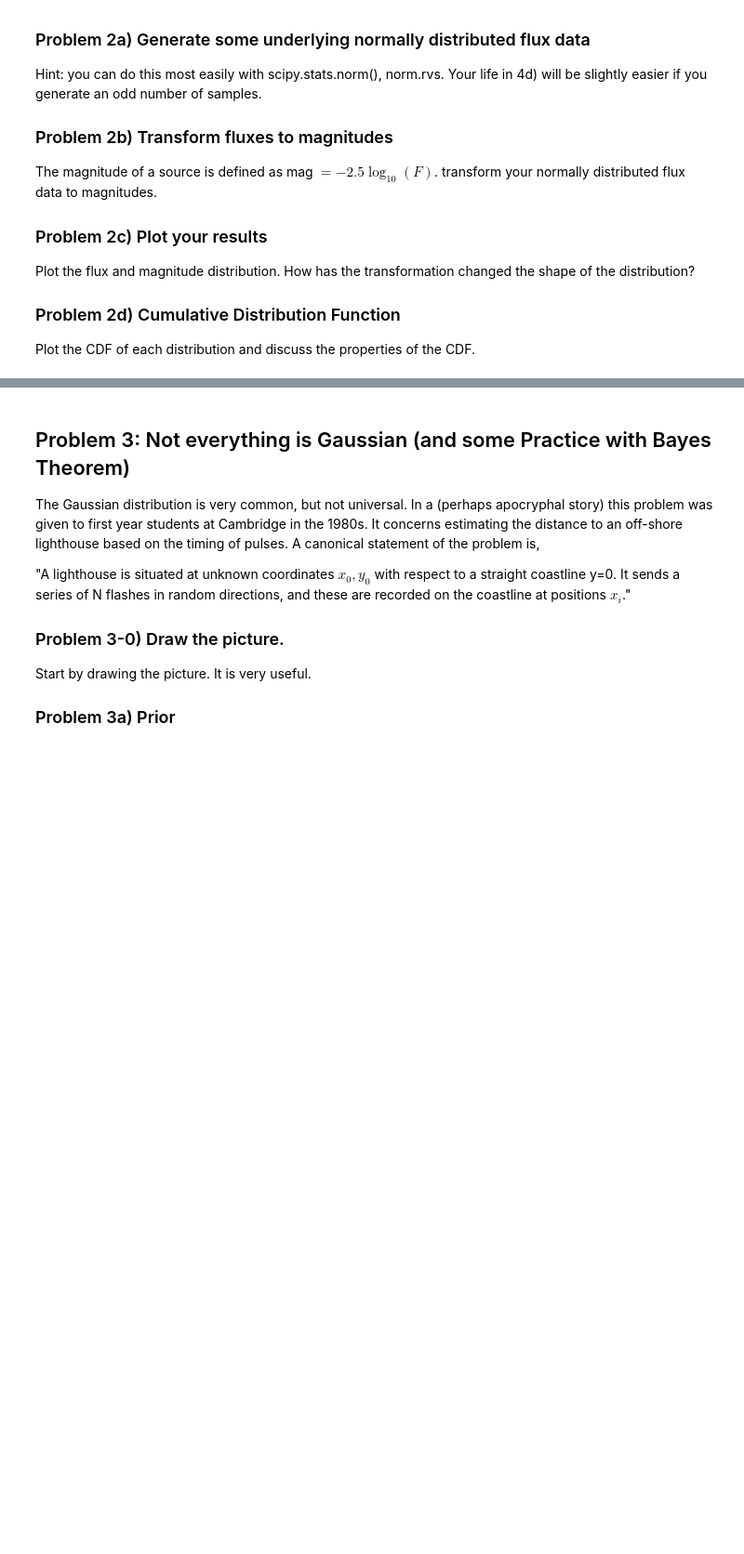
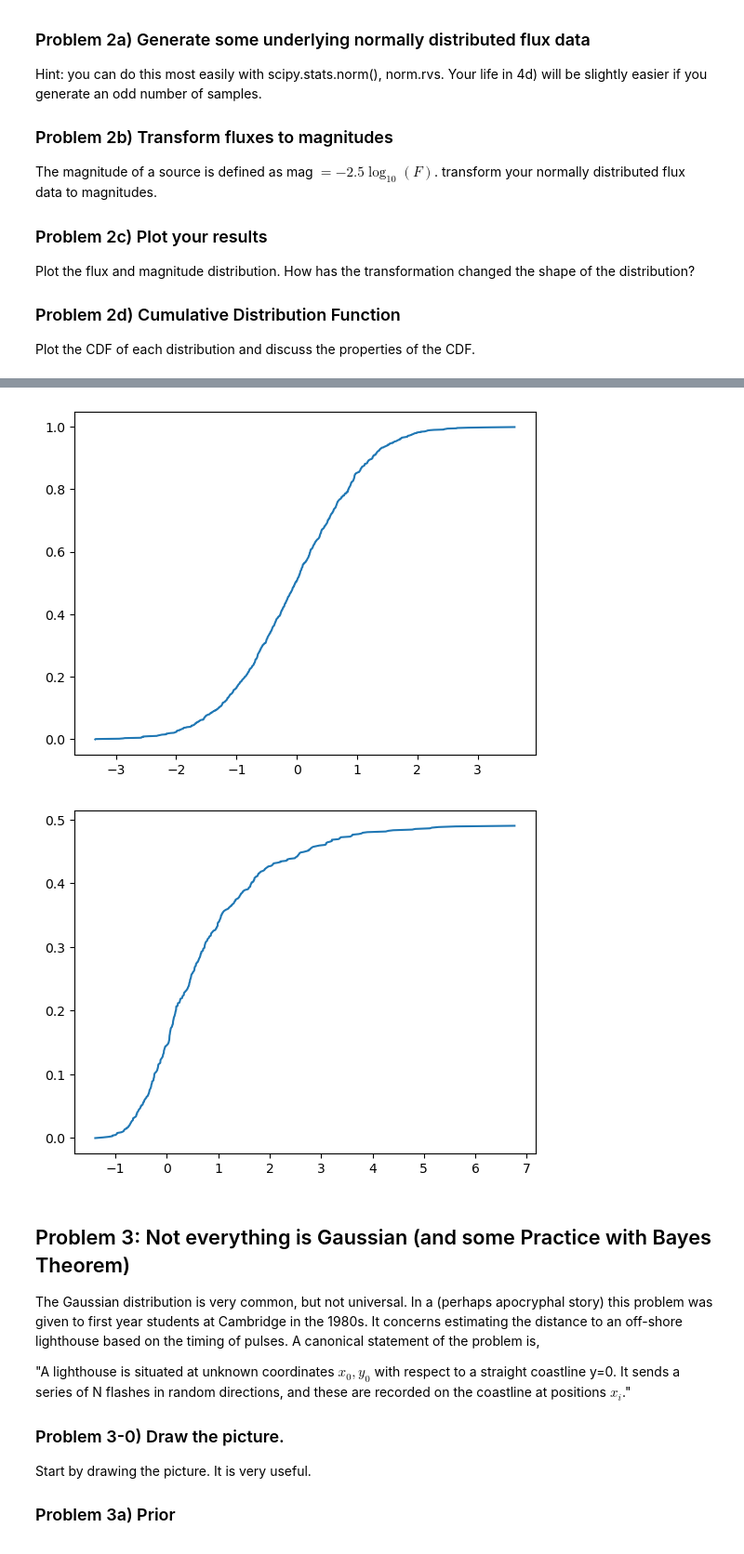
Before and after one commit to mwanakijiji/Hunstead_local, a Jupyter notebook: Hunstead_II_Tutorial.ipynb, the cells around one changed output, grey strips where cells are left out. Shown at 93% size. Drawn from its saved outputs; the diff is of its cells as text; code cells hidden in the pictures; blank space fills up the shorter version.

```diff
--- a/Hunstead_II_Tutorial.ipynb
+++ b/Hunstead_II_Tutorial.ipynb
@@ -72,3 +89,15 @@ Plot the CDF of each distribution and discuss the properties of the CDF.
+# %%
+# plot the cdf of the flux and magnitude distributions
+plt.clf()
+plt.plot(np.sort(data_sample), np.arange(len(data_sample)) / len(data_sample))
+plt.show()
+
+plt.clf()
+plt.plot(np.sort(mags), np.arange(len(mags)) / len(mags))
+plt.show()
+# %% [output]
+[figure, added]
+[figure, added]
 # %% [markdown]
 ## Problem 3: Not everything is Gaussian (and some Practice with Bayes Theorem)
 
```
Also changed, not shown: parts of 4 cells of this notebook, 1 other file.
